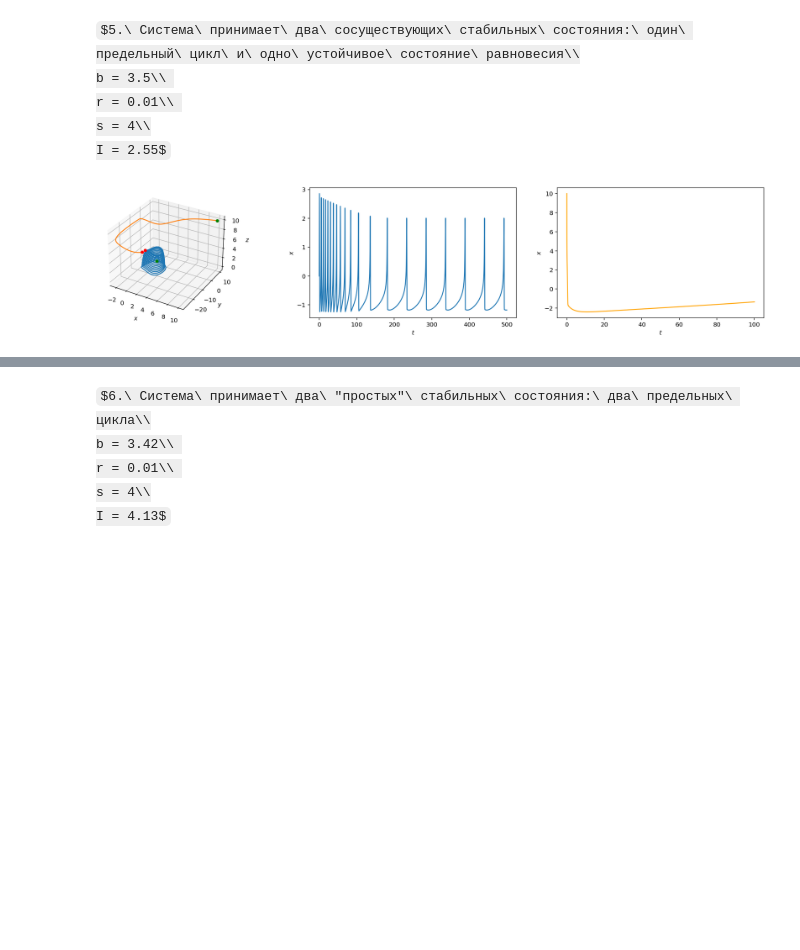
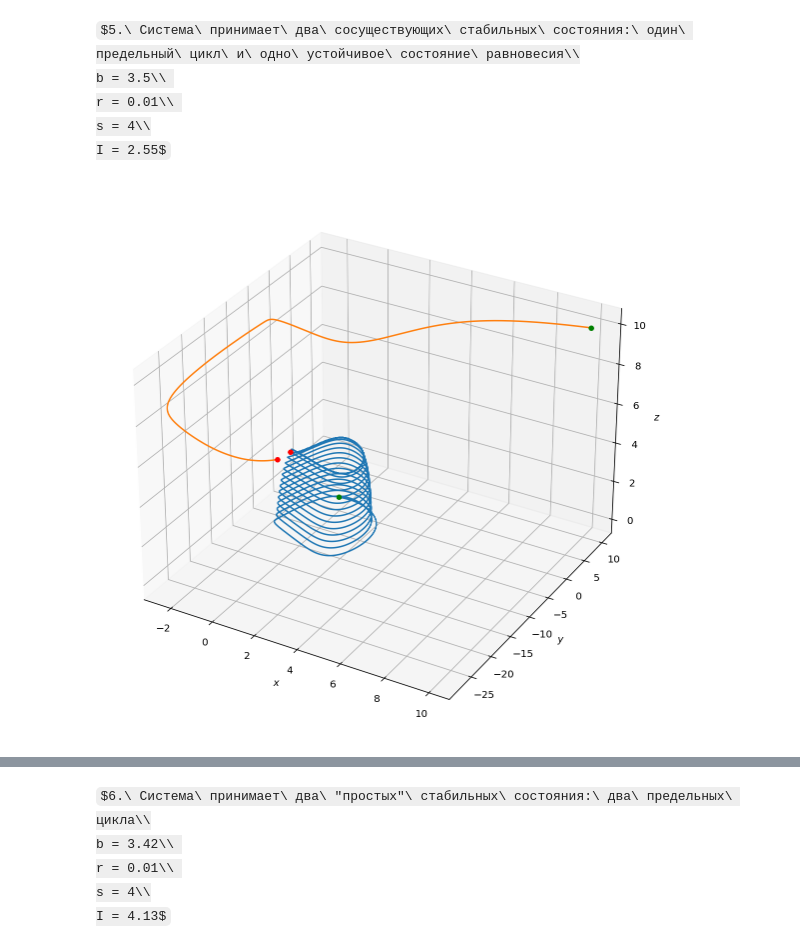
Before and after one commit to SemenutaEgor/-Extreme-events-in-phenomenological-neural-networks-with-different-types-of-connections, a Jupyter notebook: Hindmarsh-Rose 3.ipynb, the cells around one changed output, grey strips where cells are left out. Drawn from its saved outputs; the diff is of its cells as text; code cells hidden in the pictures; some formulas as TeX source; blank space fills up the shorter version.

```diff
--- a/Hindmarsh-Rose 3.ipynb
+++ b/Hindmarsh-Rose 3.ipynb
@@ -235,35 +218,18 @@ sol1 = solve_ivp(HR3, [0, 100], [10, 10, 10], rtol = 1e-11, atol = 1e-11, dense_
 ts1 = sol1.t
 xs1, ys1, zs1 = sol1.y
 # %%
-# plt.figure(figsize=(20,10))
-
-fig = plt.figure(figsize=(21,4))
-ax = fig.add_subplot(131, projection='3d')
+fig = plt.figure(figsize=(30,10))
+ax = fig.add_subplot(projection='3d')
 ax.plot(xs, ys, zs)
 ax.plot(xs1, ys1, zs1)
 ax.scatter(xs[0], ys[0], zs[0], c='g', label='Начало')
 ax.scatter(xs[-1], ys[-1], zs[-1], c='r', label='Конец')
 ax.scatter(xs1[0], ys1[0], zs1[0], c='g', label='Начало')
 ax.scatter(xs1[-1], ys1[-1], zs1[-1], c='r', label='Конец')
 ax.set_xlabel("$x$")
 ax.set_ylabel("$y$")
 ax.set_zlabel("$z$")
 
-plt.subplot(132)
-plt.plot(ts, xs)
-plt.xlabel(r'$t$')
-plt.ylabel(r'$x$')
-
-plt.subplot(133)
-plt.plot(ts1, xs1, c = 'orange')
-plt.xlabel(r'$t$')
-plt.ylabel(r'$x$')
-
-# plt.subplot(224)
-# plt.plot(ts, zs)
-# plt.xlabel(r'$t$')
-# plt.ylabel(r'$z$')
-
-fig.savefig('HR 5')
+fig.savefig('ppb35i255')
 # %% [output]
-[figure, old version]
+[figure, new version]
```
Also changed, not shown: parts of 28 cells of this notebook, 3 other files.
